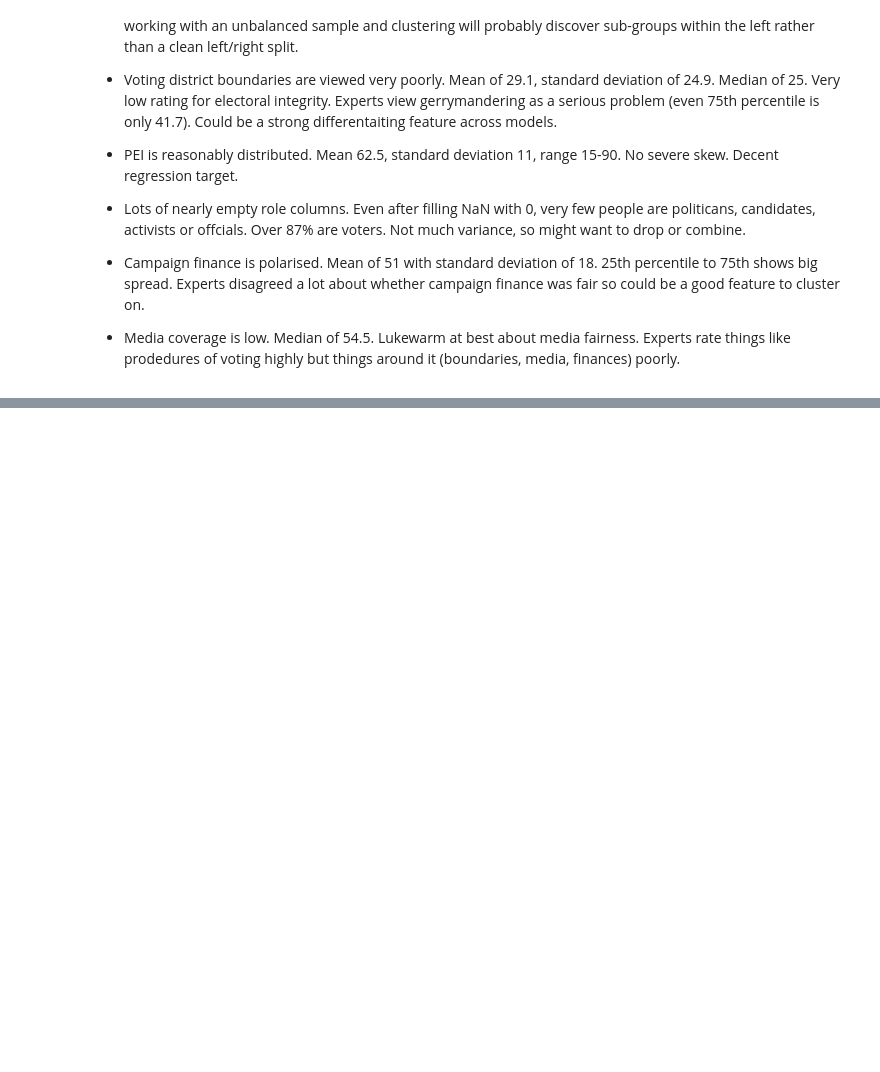
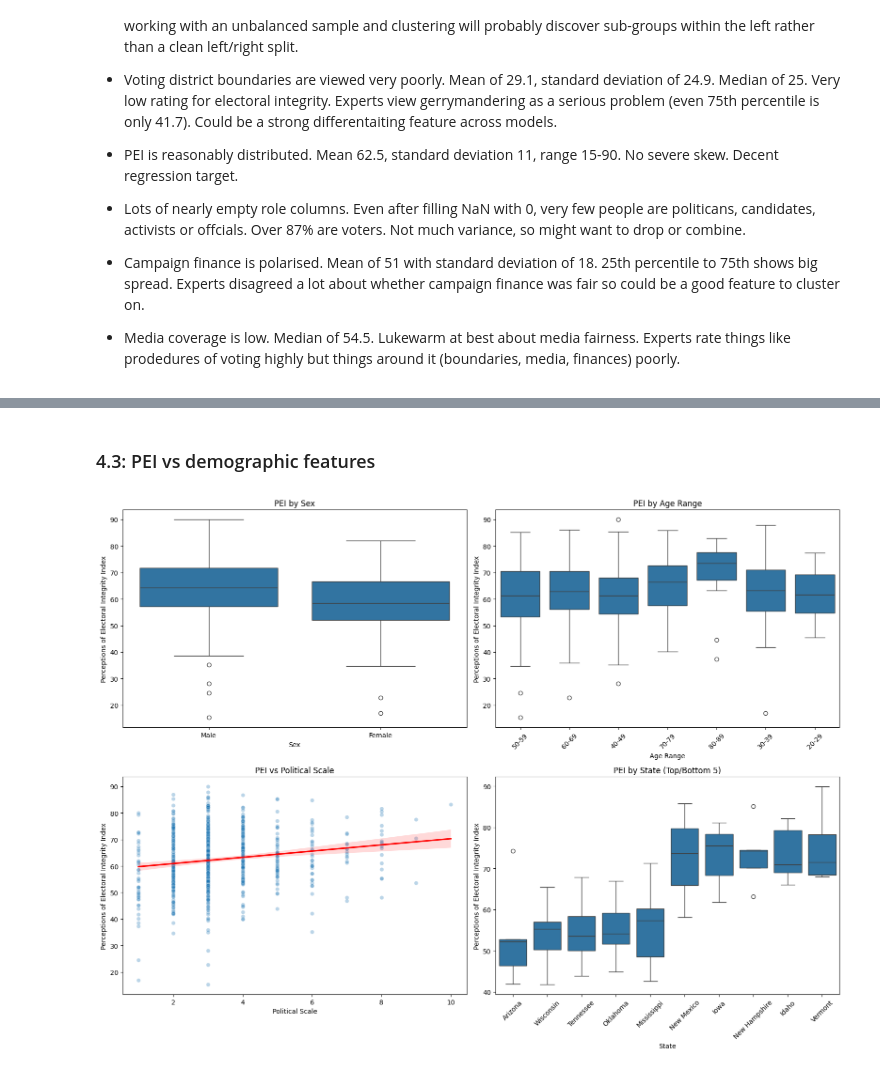
Before and after one commit to charlottedavidson524/2016_US_Election_ML, a Jupyter notebook: notebook/EDA.ipynb, the cells around one changed output, grey strips where cells are left out. Saved outputs shown, nothing was run; the diff lists cells and outputs as text; code cells hidden in the pictures; blank space fills up the shorter version.

```diff
--- a/notebook/EDA.ipynb
+++ b/notebook/EDA.ipynb
@@ -381,0 +504,32 @@ Interesting observations at a glance:
+# %% [markdown]
+### 4.3: PEI vs demographic features
+# %%
+fig, axes = plt.subplots(2, 2, figsize=(16, 12))
+
+# PEI by Sex
+sns.boxplot(x='Sex', y='Perceptions of Electoral Integrity Index', data=df, ax=axes[0, 0])
+axes[0, 0].set_title('PEI by Sex')
+
+# PEI by Age Range
+sns.boxplot(x='Age Range', y='Perceptions of Electoral Integrity Index', data=df, ax=axes[0, 1])
+axes[0, 1].set_title('PEI by Age Range')
+axes[0, 1].tick_params(axis='x', rotation=45)
+
+# PEI vs Political Scale
+sns.scatterplot(x='Political Scale', y='Perceptions of Electoral Integrity Index', data=df, alpha=0.3, ax=axes[1, 0])
+sns.regplot(x='Political Scale', y='Perceptions of Electoral Integrity Index', data=df, scatter=False, color='red', ax=axes[1, 0])
+axes[1, 0].set_title('PEI vs Political Scale')
+
+# PEI by State (top/bottom 5)
+state_means = df.groupby('State')['Perceptions of Electoral Integrity Index'].mean().dropna()
+top_bottom = pd.concat([state_means.nsmallest(5), state_means.nlargest(5)])
+state_df = df[df['State'].isin(top_bottom.index)]
+sns.boxplot(x='State', y='Perceptions of Electoral Integrity Index', data=state_df,
+            order=top_bottom.sort_values().index, ax=axes[1, 1])
+axes[1, 1].set_title('PEI by State (Top/Bottom 5)')
+axes[1, 1].tick_params(axis='x', rotation=45)
+
+plt.tight_layout()
+plt.show()
+# %% [output]
+[figure, added]
```
Also changed, not shown: parts of 16 cells of this notebook.
